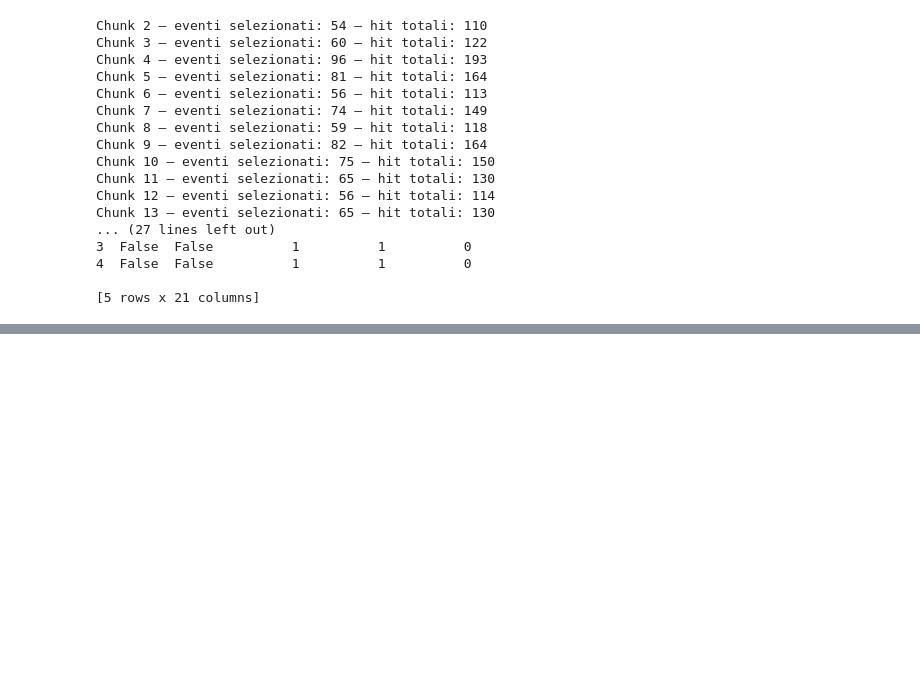
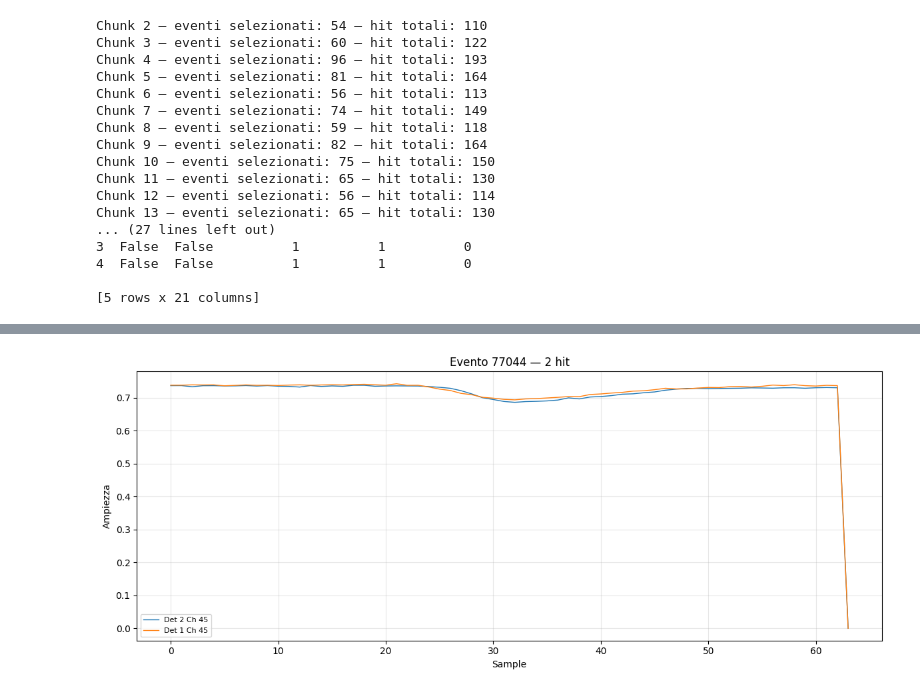
Before and after one commit to annascanu/TestbeamAnalysis, a Jupyter notebook: src/april_26_tb/waveform_analysis_pandas.ipynb, the cells around one changed output, grey strips where cells are left out. Saved outputs shown, nothing was run; the diff lists cells and outputs as text; code cells hidden in the pictures; blank space fills up the shorter version.

```diff
--- a/src/april_26_tb/waveform_analysis_pandas.ipynb
+++ b/src/april_26_tb/waveform_analysis_pandas.ipynb
@@ -245,0 +278,22 @@ Chunk 13 — eventi selezionati: 65 — hit totali: 130
+# %%
+#tutte waveform per evento
+def plot_evento(df, event_idx):
+    """Plotta tutte le hit di un evento sullo stesso grafico"""
+    righe = df[df['event_idx'] == event_idx]
+
+    fig, ax = plt.subplots(figsize=(12, 5))
+    for _, riga in righe.iterrows():
+        ax.plot(riga['Waveform'], lw=1, label=f"Det {int(riga['Detector'])} Ch {int(riga['Channel'])}")
+
+    ax.set_xlabel("Sample")
+    ax.set_ylabel("Ampiezza")
+    ax.set_title(f"Evento {event_idx} — {len(righe)} hit")
+    ax.legend(fontsize=8)
+    ax.grid(True, alpha=0.3)
+    plt.tight_layout()
+    plt.show()
+
+# Esempio
+plot_evento(df, event_idx=df['event_idx'].iloc[0])
+# %% [output]
+[figure, added]
```
Also changed, not shown: parts of 9 cells of this notebook.
